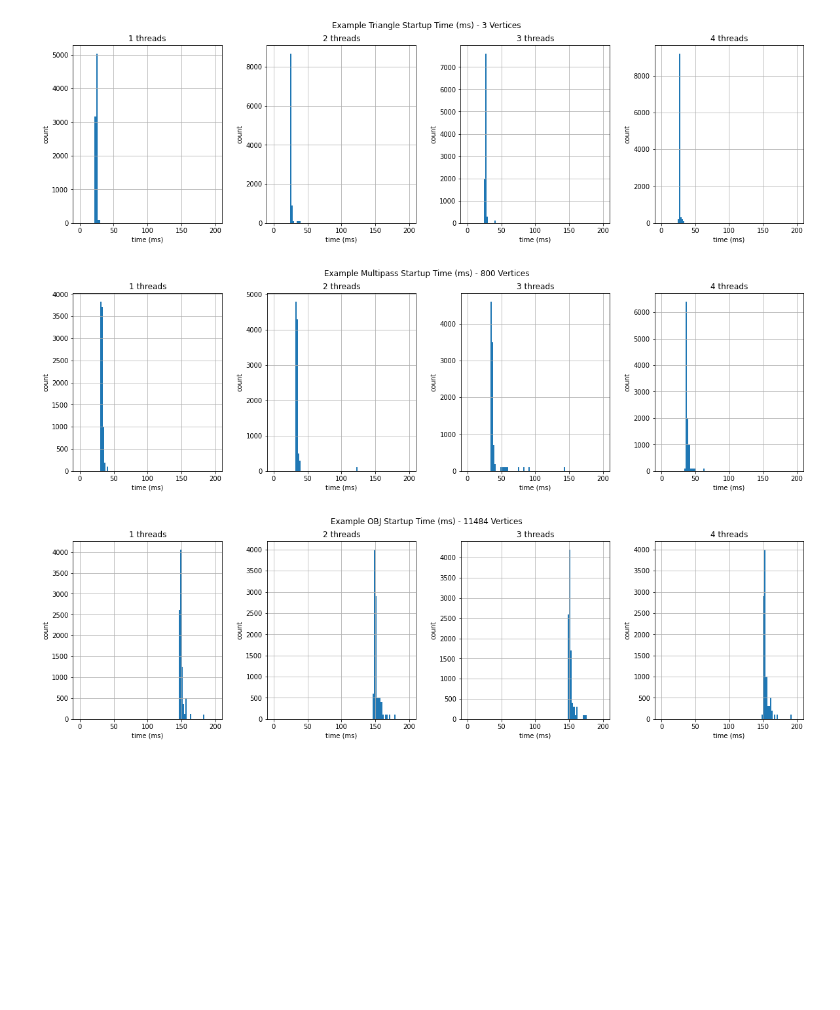
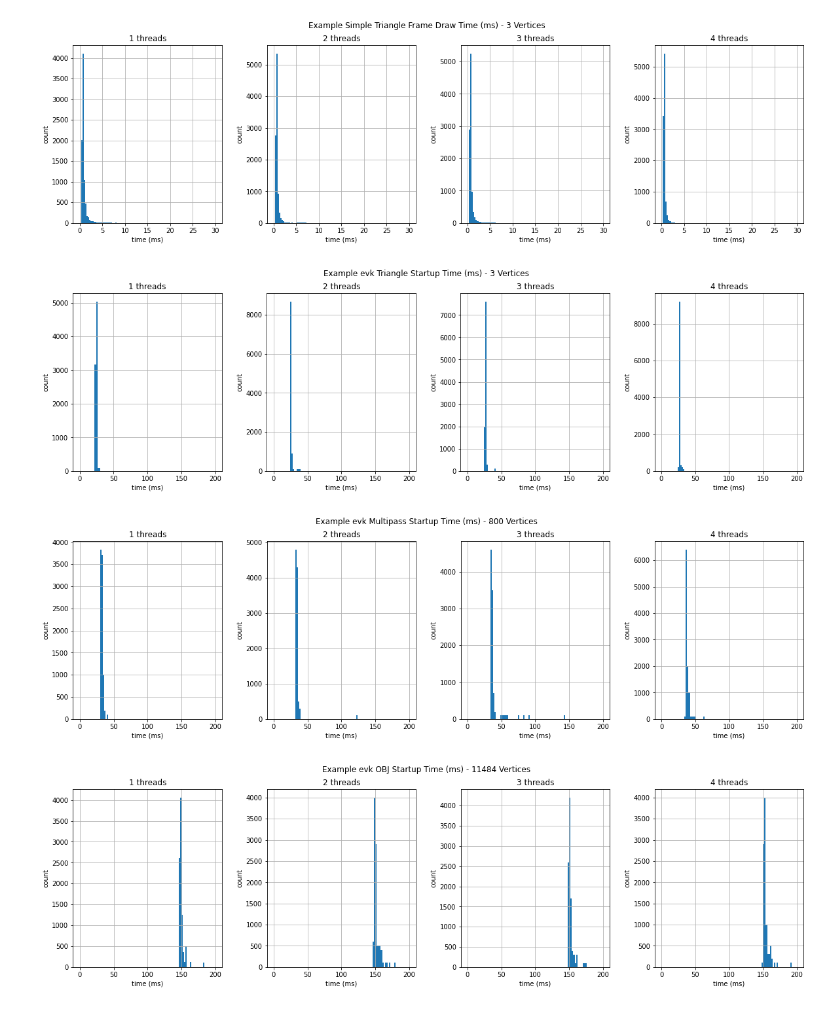
Before and after one commit to eimearc/masters, a Jupyter notebook: examples/bench/Bench.ipynb, the cells around one changed output. Cells and saved outputs as stored; diff of their text form; code cells hidden in the pictures; blank space fills up the shorter version.

Commit message:
Added code for simple triangle without evk for benchmark.

```diff
--- a/examples/bench/Bench.ipynb
+++ b/examples/bench/Bench.ipynb
@@ -16,12 +16,14 @@ class Data:
 t = pd.read_csv("triangle.txt")
 m = pd.read_csv("multipass.txt")
 o = pd.read_csv("obj.txt")
+st = pd.read_csv("simple_triangle.csv")
 
-triangle = Data(t,'Triangle')
-multipass = Data(m,'Multipass')
-obj = Data(o,'OBJ')
+triangle = Data(t,'evk Triangle')
+multipass = Data(m,'evk Multipass')
+obj = Data(o,'evk OBJ')
+simple_triangle = Data(st,'Simple Triangle')
 
-ALL_DATA_FRAMES = [triangle,multipass,obj]
+ALL_DATA_FRAMES = [triangle,multipass,obj,simple_triangle]
 
 MAX_THREADS = 4
 
@@ -30,33 +32,34 @@ for data in ALL_DATA_FRAMES:
     for i in range(1,MAX_THREADS+1):
         z=np.abs(stats.zscore(df.frame[df.numThreads==i]))
         df.drop(df.index[np.where(z>3)[0]], inplace=True)
         z=np.abs(stats.zscore(df.startup[df.numThreads==i]))
         df.drop(df.index[np.where(z>3)[0]], inplace=True)
 
 def graph(d, n, subtitle, minimum=0, maximum=100):
     x_label='time (ms)'
     y_label='count'
 
     df = d.df
 
     fig,ax=plt.subplots(1,4,figsize=(20,5))
     fig.suptitle('Example {} {} Time (ms) - {} Vertices'.format(d.title, subtitle, df.numVerts.iloc[0]))
     for i in range(1,5):
         df[df.numThreads==i].hist(n,bins=100,ax=ax[i-1],range=[minimum,maximum])
         ax[i-1].set_xlabel(x_label)
         ax[i-1].set_ylabel(y_label)
         ax[i-1].set_title('{} threads'.format(i))
     plt.show()
 
 for data in ALL_DATA_FRAMES:
     graph(data, 'frame', 'Frame Draw', 0, 30)
 
 for data in ALL_DATA_FRAMES:
     graph(data, 'startup', 'Startup', 0, 200)
 # %% [output]
 [figure]
 [figure]
 [figure]
-[figure, old version]
+[figure, new version]
-[figure, old version]
+[figure, new version]
-[figure, old version]
+[figure, new version]
+[figure, added]
```
Also changed, not shown: parts of 1 cell of this notebook, 5 other files.
